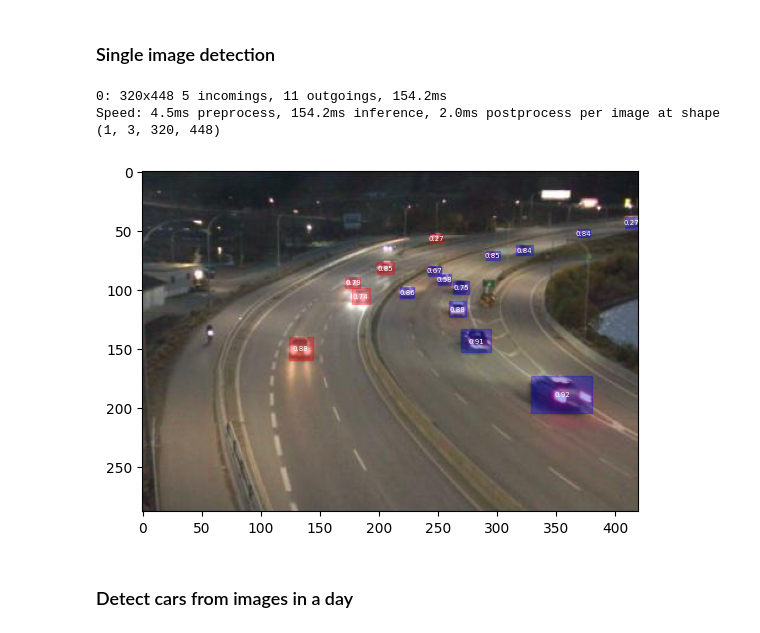
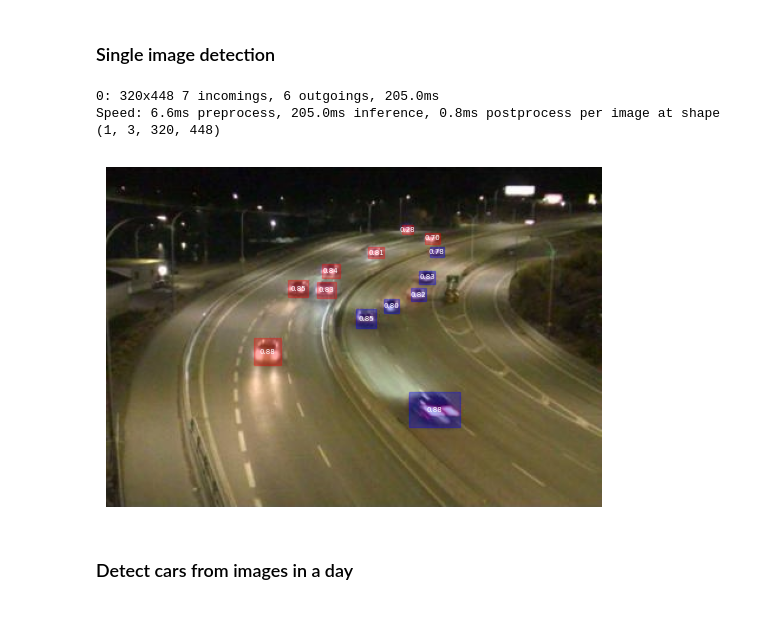
Before and after one commit to AbdulRahmanSilmy/traffic-net, a Jupyter notebook: notebooks/traffic_analysis.ipynb, the cells around one changed output. Drawn from its saved outputs; the diff is of its cells as text; code cells hidden in the pictures.

Commit message:
Saving single image detection for README

```diff
--- a/notebooks/traffic_analysis.ipynb
+++ b/notebooks/traffic_analysis.ipynb
@@ -62,14 +62,18 @@ model = YOLO(best_weights_path)  # fine-tuned yolov8n model
 ### Single image detection
 # %%
 image_file_path = os.path.join(processed_image_dir,CAMERA,'2024-11-15', 'traffic_202411151644.jpg')
+image_file_path = os.path.join(processed_image_dir,CAMERA,'2024-11-15', 'traffic_202411151838.jpg')
+image_detected_path = os.path.join(root, 'images', 'traffic_202411151838_detected.jpg')
 image_paths = [image_file_path]
 results = model(image_paths)
 
 plot_boxes(results[0])
+plt.axis('off')
+plt.savefig(image_detected_path, dpi=300, bbox_inches='tight', transparent=True,pad_inches=0)
 # %% [output]
-0: 320x448 5 incomings, 11 outgoings, 154.2ms
-Speed: 4.5ms preprocess, 154.2ms inference, 2.0ms postprocess per image at shape (1, 3, 320, 448)
+0: 320x448 7 incomings, 6 outgoings, 205.0ms
+Speed: 6.6ms preprocess, 205.0ms inference, 0.8ms postprocess per image at shape (1, 3, 320, 448)
-[figure, old version]
+[figure, new version]
 # %% [markdown]
 ### Detect cars from images in a day
 # %%
```
